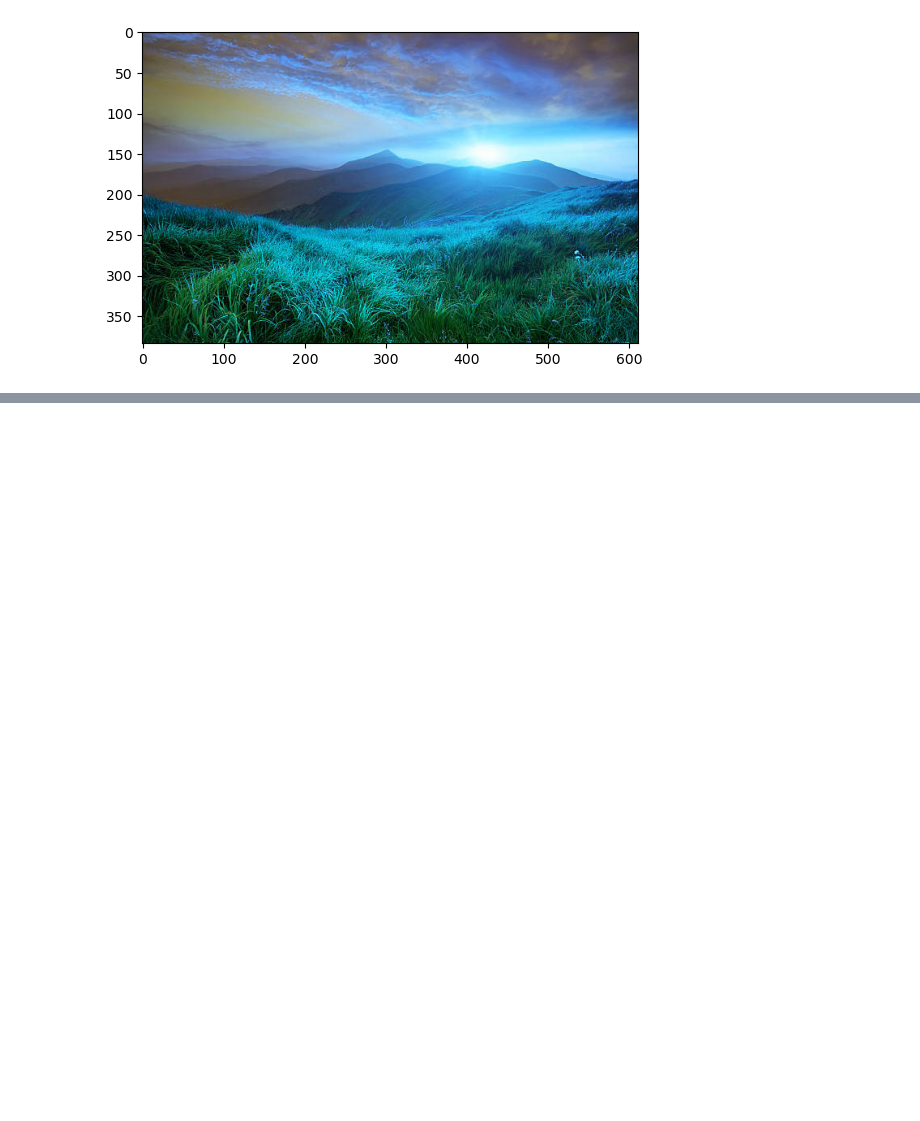
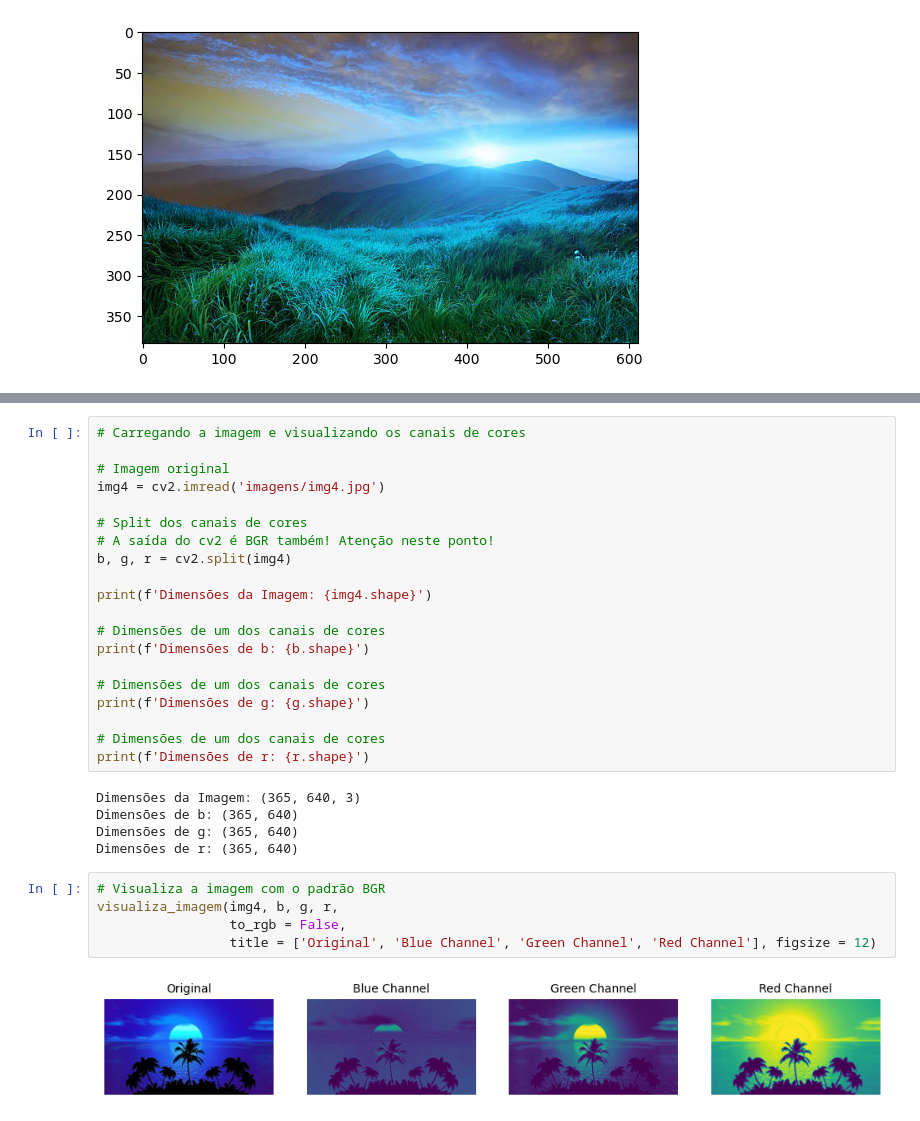
Before and after one commit to marcosmorais94/formacao-inteligencia-artificial, a Jupyter notebook: analises-imagens-IA/Projeto1-Manipulacao_Imagens_IA.ipynb, the cells around one changed output, grey strips where cells are left out. Saved outputs shown, nothing was run; the diff lists cells and outputs as text; blank space fills up the shorter version.

```diff
--- a/analises-imagens-IA/Projeto1-Manipulacao_Imagens_IA.ipynb
+++ b/analises-imagens-IA/Projeto1-Manipulacao_Imagens_IA.ipynb
@@ -96,0 +173,32 @@ plt.imshow(img1)
+# %%
+# Carregando a imagem e visualizando os canais de cores
+
+# Imagem original
+img4 = cv2.imread('imagens/img4.jpg')
+
+# Split dos canais de cores
+# A saída do cv2 é BGR também! Atenção neste ponto!
+b, g, r = cv2.split(img4)
+
+print(f'Dimensões da Imagem: {img4.shape}')
+
+# Dimensões de um dos canais de cores
+print(f'Dimensões de b: {b.shape}')
+
+# Dimensões de um dos canais de cores
+print(f'Dimensões de g: {g.shape}')
+
+# Dimensões de um dos canais de cores
+print(f'Dimensões de r: {r.shape}')
+# %% [output]
+Dimensões da Imagem: (365, 640, 3)
+Dimensões de b: (365, 640)
+Dimensões de g: (365, 640)
+Dimensões de r: (365, 640)
+# %%
+# Visualiza a imagem com o padrão BGR
+visualiza_imagem(img4, b, g, r,
+                 to_rgb = False,
+                 title = ['Original', 'Blue Channel', 'Green Channel', 'Red Channel'], figsize = 12)
+# %% [output]
+[figure, added]
```
Also changed, not shown: parts of 11 cells of this notebook.
